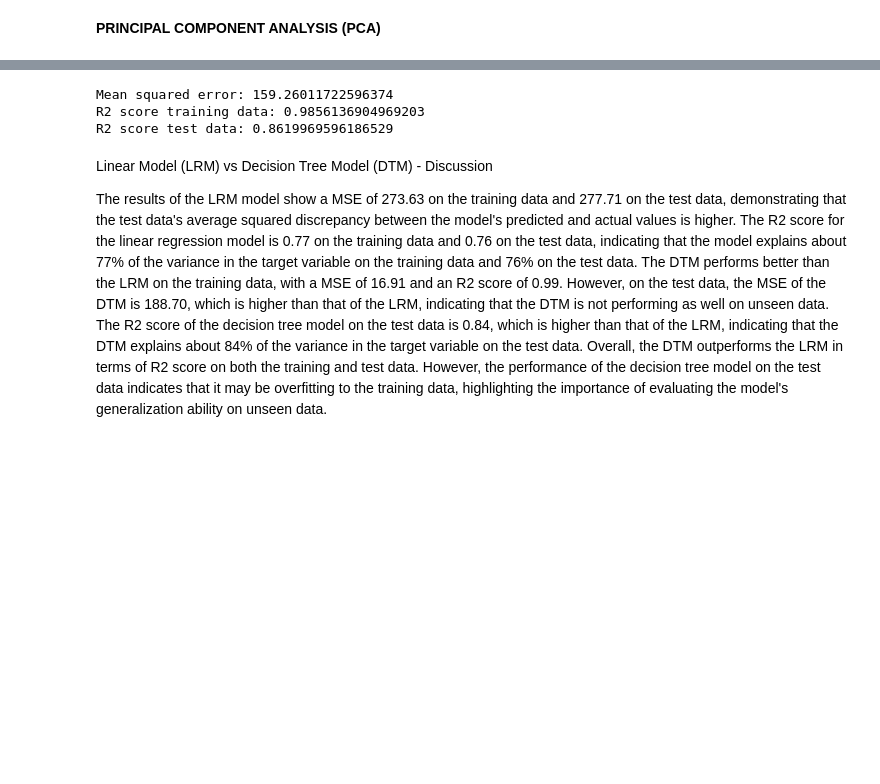
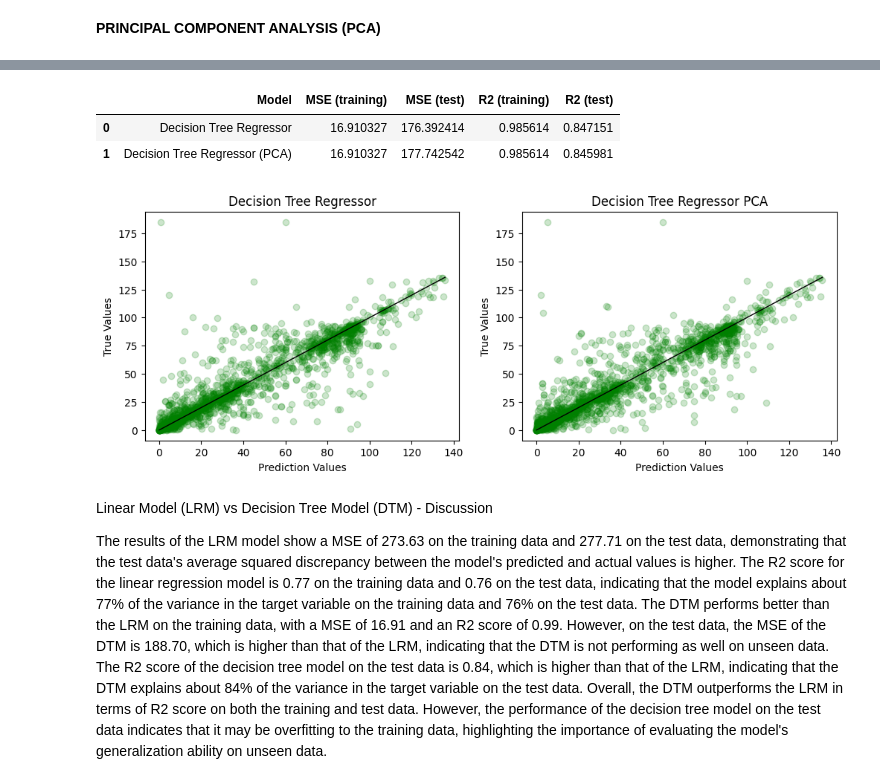
Before and after one commit to AntunesCSR/DM_Group_Project, a Jupyter notebook: HA_Catia.ipynb, the cells around one changed output, grey strips where cells are left out. Cells and saved outputs as stored; diff of their text form; code cells hidden in the pictures; blank space fills up the shorter version.

```diff
--- a/HA_Catia.ipynb
+++ b/HA_Catia.ipynb
@@ -284,25 +185,50 @@ R2 score test data: 0.8617196594397949
-# %%
-''' Decision tree model on test data '''
-
-# associate data with the variables here
-X = X_train_reg
-y = y_train_reg
-
-# Create and fit a linear regression model
-model = DecisionTreeRegressor() # Create linear regression object
-model.fit(X, y) # Train the model using the training sets
-
-# Make predictions using the testing set
-Superconduct_y_pred = model.predict(X_test_reg)
-
-# Evaluate the model performance
-print("Mean squared error:", mean_squared_error(y_test_reg, Superconduct_y_pred)) # print the MSE on training data
-print("R2 score training data:", r2_score(y, model.predict(X))) # print the R2 score on training data
-print("R2 score test data:", r2_score(y_test_reg, Superconduct_y_pred)) # the R2 score on test data
-# %% [output]
-Mean squared error: 159.26011722596374
-R2 score training data: 0.9856136904969203
-R2 score test data: 0.8619969596186529
+# %%
+''' Decision Tree Regressor '''
+
+results = {'Model':[], 'MSE (training)':[], 'MSE (test)':[], 'R2 (training)':[], 'R2 (test)':[]}
+
+# Train and evaluate the model on the original data
+model = DecisionTreeRegressor()
+model.fit(X_train_reg, y_train_reg)
+y_train_pred = model.predict(X_train_reg)
+y_test_pred = model.predict(X_test_reg)
+
+results['Model'].append('Decision Tree Regressor')
+results['MSE (training)'].append(mean_squared_error(y_train_reg, y_train_pred))
+results['MSE (test)'].append(mean_squared_error(y_test_reg, y_test_pred))
+results['R2 (training)'].append(r2_score(y_train_reg, y_train_pred))
+results['R2 (test)'].append(r2_score(y_test_reg, y_test_pred))
+
+# Train and evaluate the model on the PCA-transformed data
+model = DecisionTreeRegressor()
+model.fit(X_train_reg_pca, y_train_reg)
+y_train_pred2 = model.predict(X_train_reg_pca)
+y_test_pred2 = model.predict(X_test_reg_pca)
+
+results['Model'].append('Decision Tree Regressor (PCA)')
+results['MSE (training)'].append(mean_squared_error(y_train_reg, y_train_pred2))
+results['MSE (test)'].append(mean_squared_error(y_test_reg, y_test_pred2))
+results['R2 (training)'].append(r2_score(y_train_reg, y_train_pred2))
+results['R2 (test)'].append(r2_score(y_test_reg, y_test_pred2))
+
+# Convert the dictionary to a pandas DataFrame
+df_results = pd.DataFrame(results)
+
+# Print the results
+df_results
+# %% [output]
+|  | Model | MSE (training) | MSE (test) | R2 (training) | R2 (test) |
+| 0 | Decision Tree Regressor | 16.910327 | 176.392414 | 0.985614 | 0.847151 |
+| 1 | Decision Tree Regressor (PCA) | 16.910327 | 177.742542 | 0.985614 | 0.845981 |
+# %%
+figure = plt.figure(figsize=(12, 4))
+plt.subplot(1, 2, 1)
+CreateRegPlots(y_test_reg, y_test_pred, X_test_reg, "Decision Tree Regressor")
+plt.subplot(1, 2, 2)
+CreateRegPlots(y_test_reg, y_test_pred2, X_test_reg, "Decision Tree Regressor PCA")
+plt.show()
+# %% [output]
+[figure, added]
 # %% [markdown]
 Linear Model (LRM) vs Decision Tree Model (DTM) - Discussion
 
```
Also changed, not shown: parts of 28 cells of this notebook.
